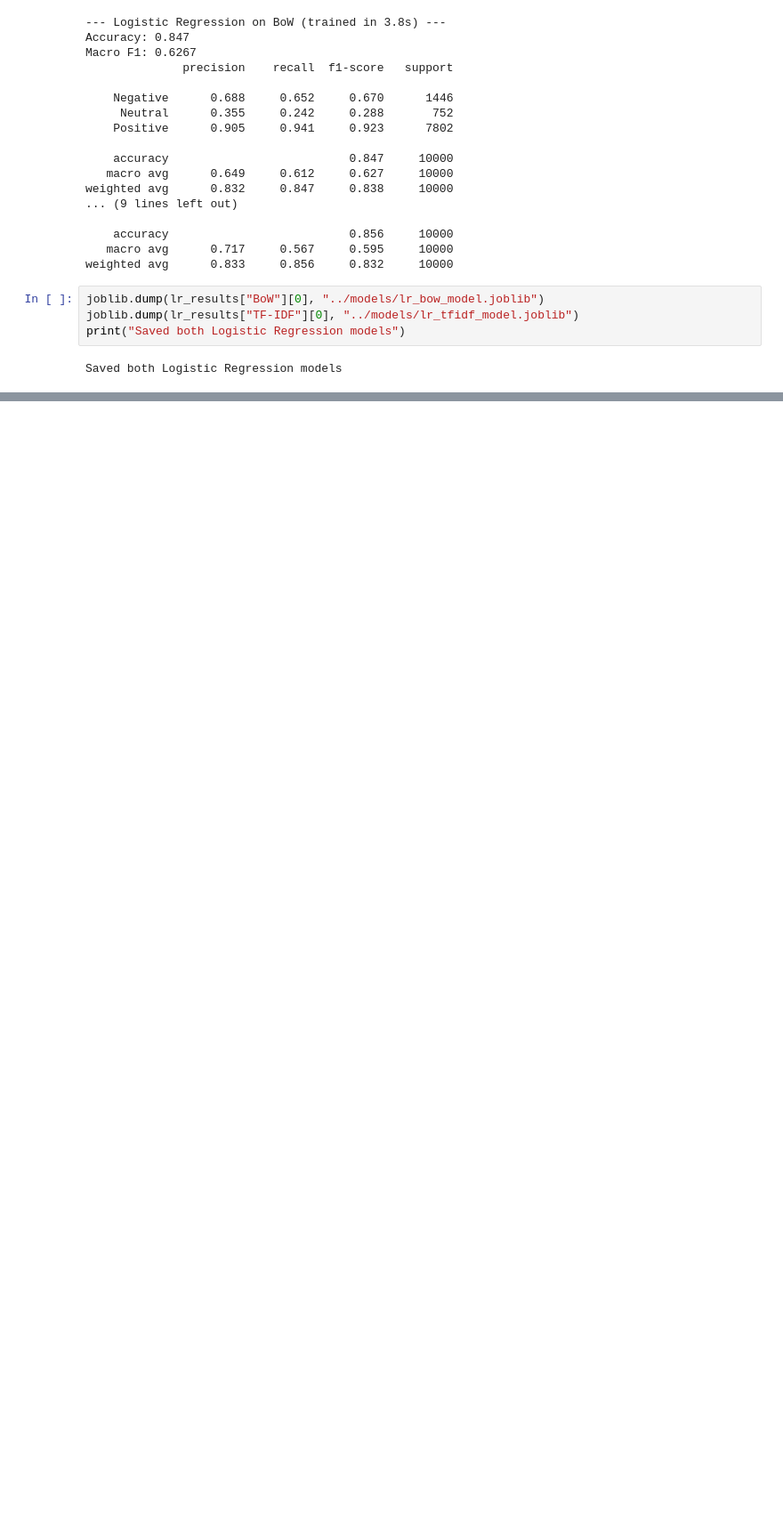
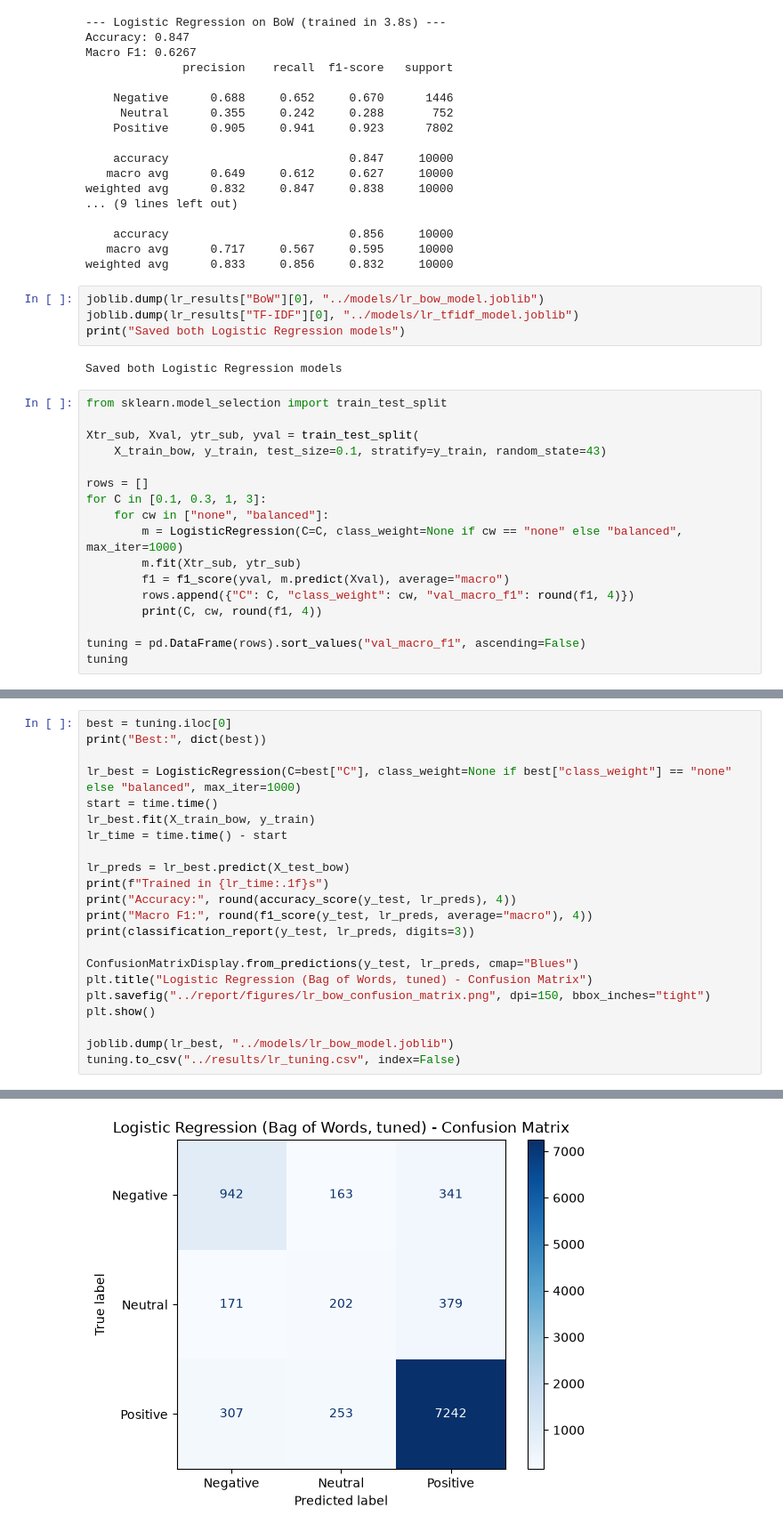
Before and after one commit to akhaliq0/cse3521-sentiment-analysis, a Jupyter notebook: notebook/naive_base_baseline.ipynb, the cells around one changed output, grey strips where cells are left out. Shown at 89% size. Drawn from its saved outputs; the diff is of its cells as text; blank space fills up the shorter version.

Commit message:
Add tuned Logistic Regression, neural network, loss curves and model comparison

```diff
--- a/notebook/naive_base_baseline.ipynb
+++ b/notebook/naive_base_baseline.ipynb
@@ -169,3 +169,20 @@ joblib.dump(lr_results["TF-IDF"][0], "../models/lr_tfidf_model.joblib")
 print("Saved both Logistic Regression models")
 # %% [output]
 Saved both Logistic Regression models
+# %%
+from sklearn.model_selection import train_test_split
+
+Xtr_sub, Xval, ytr_sub, yval = train_test_split(
+    X_train_bow, y_train, test_size=0.1, stratify=y_train, random_state=43)
+
+rows = []
+for C in [0.1, 0.3, 1, 3]:
+    for cw in ["none", "balanced"]:
+        m = LogisticRegression(C=C, class_weight=None if cw == "none" else "balanced", max_iter=1000)
+        m.fit(Xtr_sub, ytr_sub)
+        f1 = f1_score(yval, m.predict(Xval), average="macro")
+        rows.append({"C": C, "class_weight": cw, "val_macro_f1": round(f1, 4)})
+        print(C, cw, round(f1, 4))
+
+tuning = pd.DataFrame(rows).sort_values("val_macro_f1", ascending=False)
+tuning
@@ -171,0 +207,23 @@ Saved both Logistic Regression models
+# %%
+best = tuning.iloc[0]
+print("Best:", dict(best))
+
+lr_best = LogisticRegression(C=best["C"], class_weight=None if best["class_weight"] == "none" else "balanced", max_iter=1000)
+start = time.time()
+lr_best.fit(X_train_bow, y_train)
+lr_time = time.time() - start
+
+lr_preds = lr_best.predict(X_test_bow)
+print(f"Trained in {lr_time:.1f}s")
+print("Accuracy:", round(accuracy_score(y_test, lr_preds), 4))
+print("Macro F1:", round(f1_score(y_test, lr_preds, average="macro"), 4))
+print(classification_report(y_test, lr_preds, digits=3))
+
+ConfusionMatrixDisplay.from_predictions(y_test, lr_preds, cmap="Blues")
+plt.title("Logistic Regression (Bag of Words, tuned) - Confusion Matrix")
+plt.savefig("../report/figures/lr_bow_confusion_matrix.png", dpi=150, bbox_inches="tight")
+plt.show()
+
+joblib.dump(lr_best, "../models/lr_bow_model.joblib")
+tuning.to_csv("../results/lr_tuning.csv", index=False)
+# %% [output]
@@ -171,0 +243 @@ Saved both Logistic Regression models
+[figure, added]
```
Also changed, not shown: parts of 5 cells of this notebook, 7 other files.
